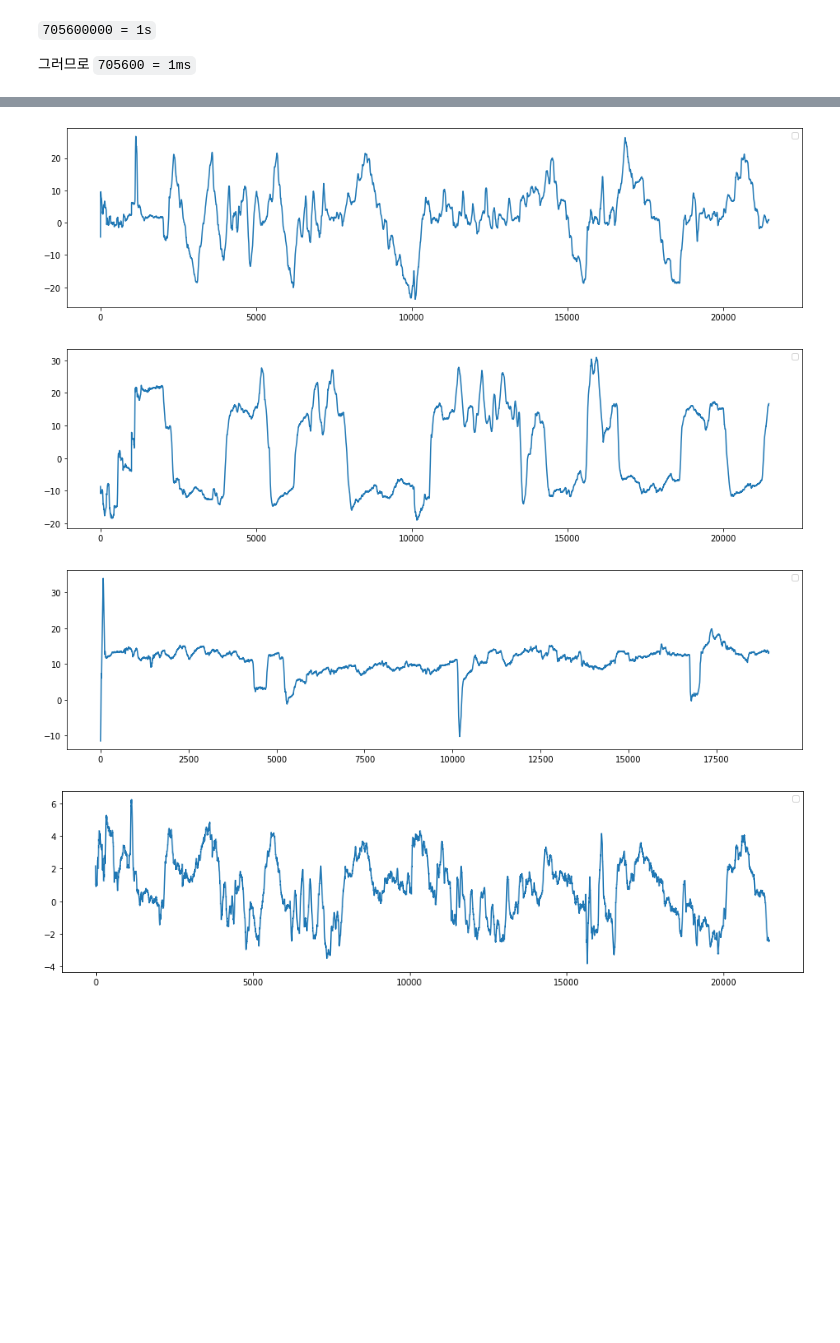
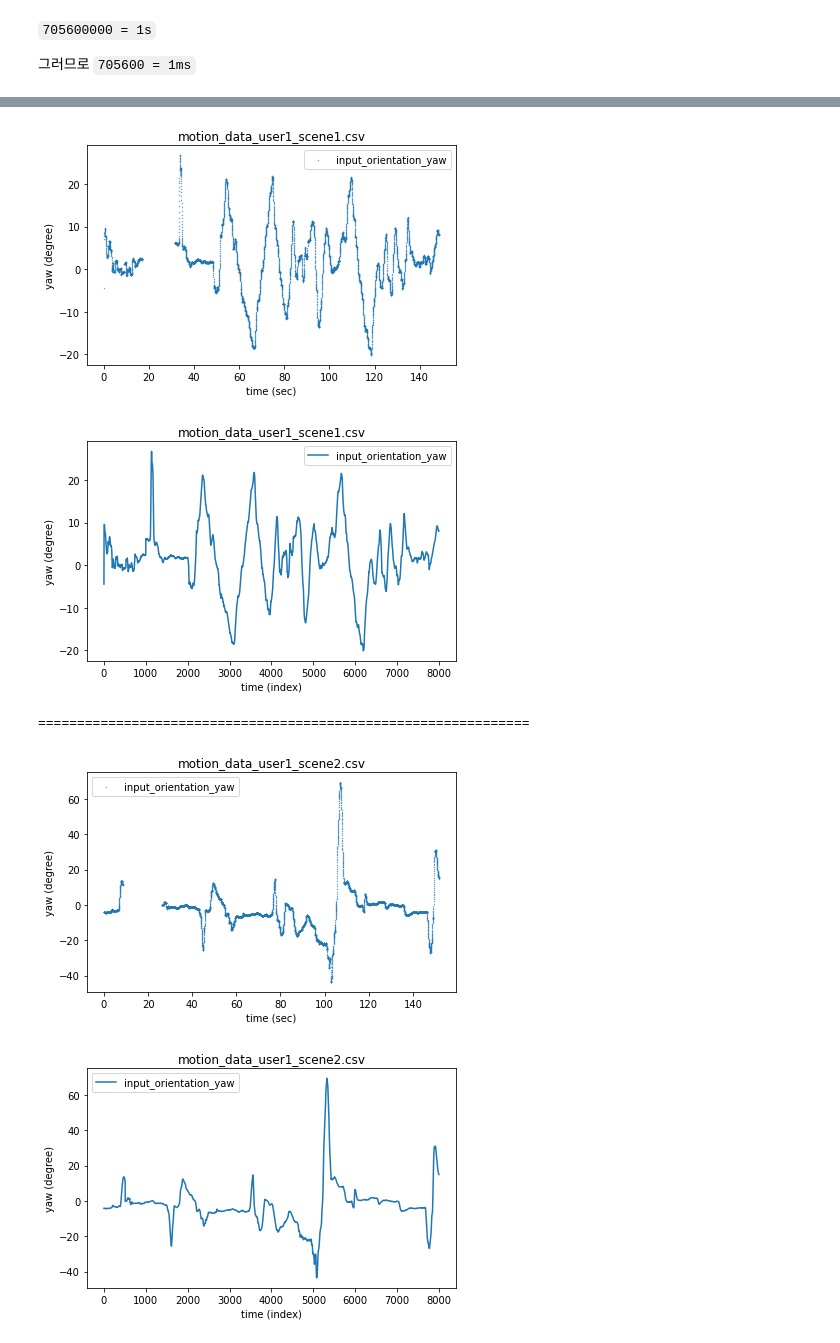
Before and after one commit to Kitsunetic/head-project, a Jupyter notebook: 신호기록에 시차가 있는거같다2.ipynb, the cells around one changed output, grey strips where cells are left out. Cells and saved outputs as stored; diff of their text form; code cells hidden in the pictures; blank space fills up the shorter version.

```diff
--- a/신호기록에 시차가 있는거같다2.ipynb
+++ b/신호기록에 시차가 있는거같다2.ipynb
@@ -92,5 +112 @@ csv
 19850 rows × 7 columns
-# %%
-csv = CSV_FILES[2]
-plot(norm(csv.timestamp[10:2500]), norm(csv.acceleration_x[10:2500]), 'timestamp', 'acceleration_x')
-plot(norm(csv.timestamp[10:2500]), norm(csv.input_orientation_yaw[10:2500]), 'timestamp', 'yaw')
@@ -100,16 +113,32 @@ plot(norm(csv.timestamp[10:2500]), norm(csv.input_orientation_yaw[10:2500]), 'ti
-# %%
-plot(csv.input_orientation_yaw)
-# %% [output]
-[figure, removed]
-# %%
-plot(csv.input_orientation_pitch)
-# %% [output]
-[figure, removed]
-# %%
-plot(csv.input_orientation_pitch)
-# %% [output]
-[figure, removed]
-# %%
-plot(csv.input_orientation_roll)
-# %% [output]
-[figure, removed]
+# %%
+S = 0
+T = 8000
+figsize = (6, 4)
+for i in range(len(CSV_FILENAMES)):
+    csv = CSV_FILES[i]
+    max = csv.input_orientation_yaw[S:T].max()
+    min = csv.input_orientation_yaw[S:T].min()
+
+    plt.figure(figsize=figsize)
+    plt.scatter(csv.timestamp[S:T], csv.input_orientation_yaw[S:T], s=0.1)
+    plt.legend(['input_orientation_yaw'])
+    plt.xlabel('time (sec)')
+    plt.ylabel('yaw (degree)')
+    plt.title(CSV_FILENAMES[i].name)
+    plt.savefig(f'img/{CSV_FILENAMES[i].stem}.png')
+    plt.tight_layout()
+    plt.show()
+
+    plot((csv.timestamp[S:T].index, csv.input_orientation_yaw[S:T]),
+         'input_orientation_yaw',
+         xlabel='time (index)', ylabel='yaw (degree)',
+         title=CSV_FILENAMES[i].name,
+         figsize=figsize,
+         filename=f'img/{CSV_FILENAMES[i].stem}_t.png')
+    print('===============================================================')
+# %% [output]
+[figure, added]
+[figure, added]
+===============================================================
+[figure, added]
+[figure, added]
```
Also changed, not shown: parts of 10 cells of this notebook, 42 other files.
